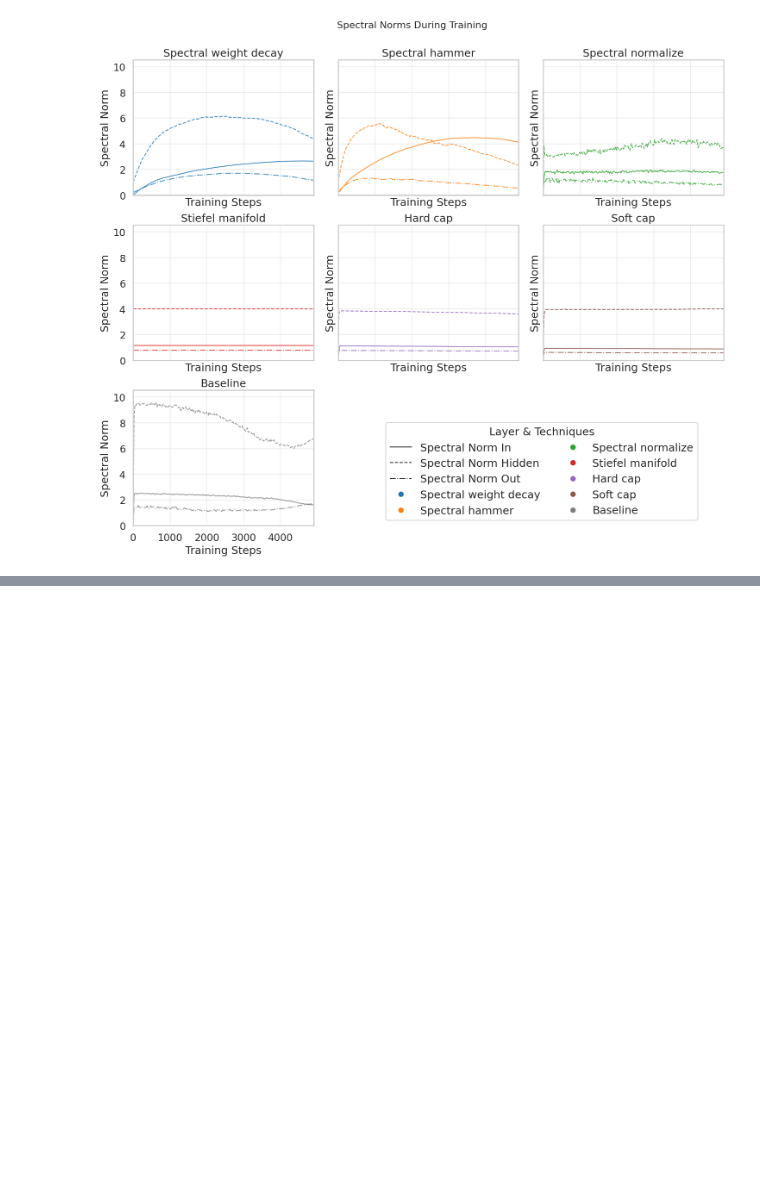
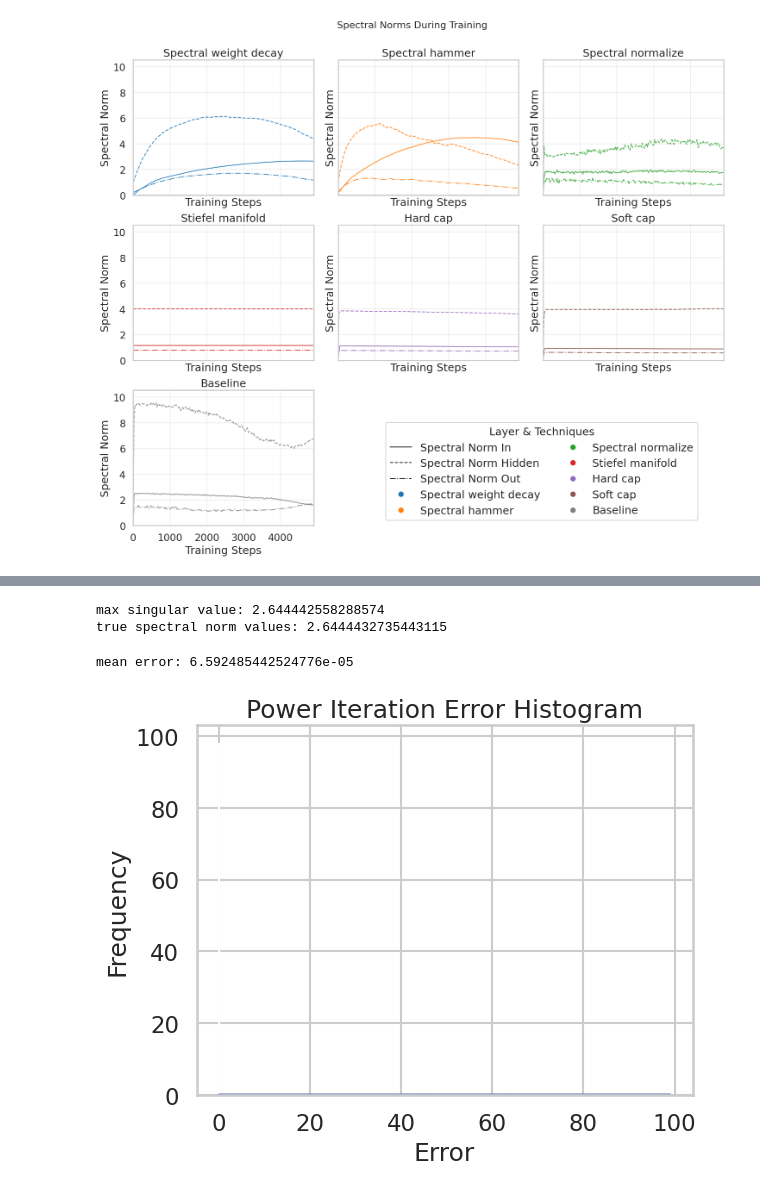
Before and after one commit to phess2/lipschitz-transformers, a Jupyter notebook: experiment/plot_results_preston_05_10_2025.ipynb, the cells around one changed output, grey strips where cells are left out. Cells and saved outputs as stored; diff of their text form; code cells hidden in the pictures; blank space fills up the shorter version.

```diff
--- a/experiment/plot_results_preston_05_10_2025.ipynb
+++ b/experiment/plot_results_preston_05_10_2025.ipynb
@@ -371,0 +614,55 @@ plt.show()
+# %%
+# make a random rectangular matrix
+key = jax.random.PRNGKey(0)
+M = jax.random.normal(key, shape=(2, 3))
+M_0 = M.copy()
+# u, sigma, v = _power_iterate(M, key)
+v, sigma, u = power_iteration(M, key_1)
+print(f"max singular value: {sigma}")
+
+# get the true singular values
+u, s, v = jnp.linalg.svd(M_0, full_matrices = True)
+print(f"true spectral norm values: {s[0]}")
+# %% [output]
+max singular value: 2.644442558288574
+true spectral norm values: 2.6444432735443115
+# %%
+errors = []
+for i in range(100):
+    # test the power iteration function on a matrix made by an outer product
+    key_1 = jax.random.PRNGKey(i)
+    key_2 = jax.random.PRNGKey(i + 1)
+    key_3 = jax.random.PRNGKey(i + 2)
+    key_4 = jax.random.PRNGKey(i + 3)
+    u_1 = jax.random.normal(key_1, shape=(2,))
+    v_1 = jax.random.normal(key_2, shape=(2,))
+    u_2 = jax.random.normal(key_3, shape=(2,))
+    v_2 = jax.random.normal(key_4, shape=(2,))
+    u_1 /= jnp.linalg.norm(u_1)
+    v_1 /= jnp.linalg.norm(v_1)
+    u_2 /= jnp.linalg.norm(u_2)
+    v_2 /= jnp.linalg.norm(v_2)
+    M = jnp.outer(u_1, v_1) + jnp.outer(u_2, v_2)
+    M_0 = M.copy()
+    u, sigma, v = power_iteration(M, key_1)
+
+    # get the true singular values
+    u, s, v = jnp.linalg.svd(M_0, full_matrices = True)
+    error = jnp.abs(sigma - s[0])
+    error /= s[0]
+    jnp.abs(error)
+    errors.append(error)
+
+print(f"mean error: {np.mean(errors)}")
+# plot the errors
+plt.plot(errors, '-')
+plt.title('Power Iteration Error')
+# plot a histogram of the errors
+plt.hist(errors, bins=20)
+plt.title('Power Iteration Error Histogram')
+plt.xlabel('Error')
+plt.ylabel('Frequency')
+plt.show()
+# %% [output]
+mean error: 6.592485442524776e-05
+[figure, added]
```
Also changed, not shown: parts of 16 cells of this notebook, 1 other file.
